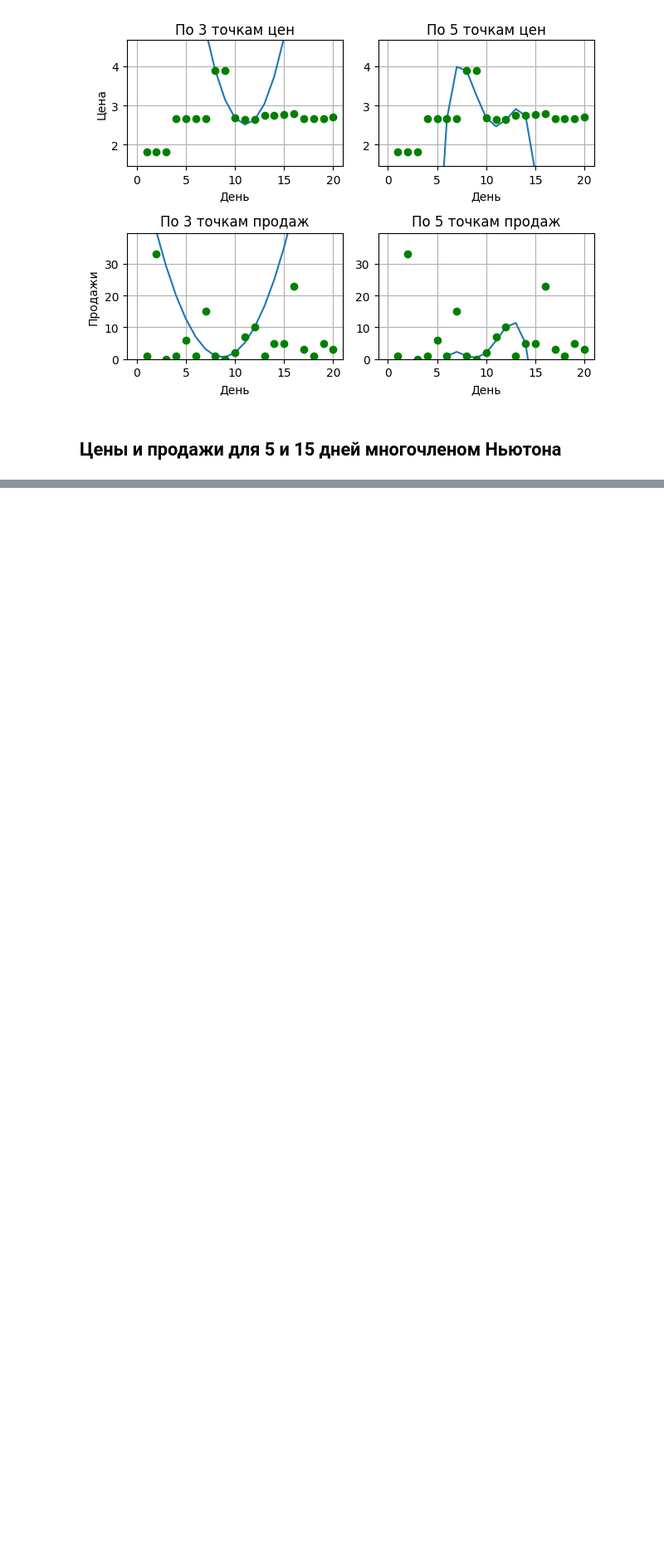
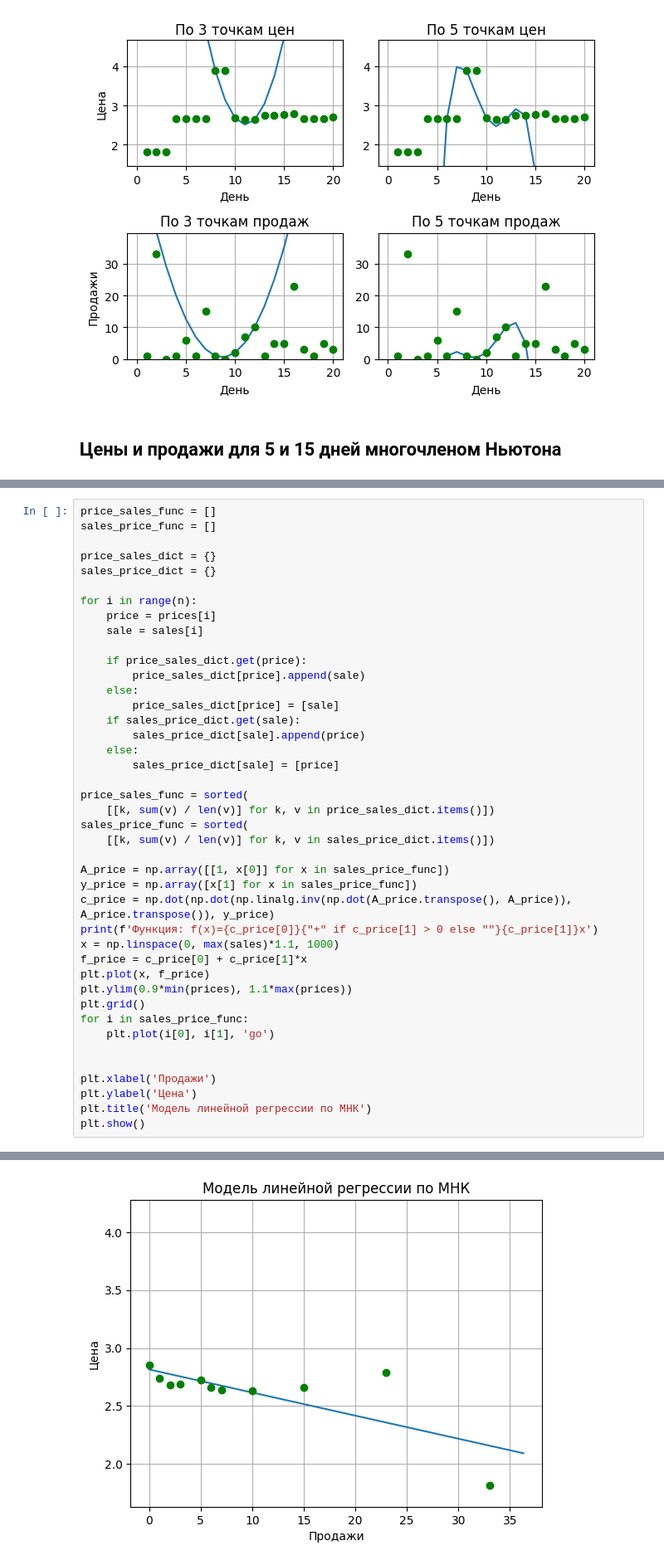
Before and after one commit to BVyaches/MLPerm, a Jupyter notebook: MathAnalysis.ipynb, the cells around one changed output, grey strips where cells are left out. Shown: that part at 83% size. Cells and saved outputs as stored; diff of their text form; blank space fills up the shorter version.

```diff
--- a/MathAnalysis.ipynb
+++ b/MathAnalysis.ipynb
@@ -601,0 +626,43 @@ compare_error()
+# %%
+price_sales_func = []
+sales_price_func = []
+
+price_sales_dict = {}
+sales_price_dict = {}
+
+for i in range(n):
+    price = prices[i]
+    sale = sales[i]
+
+    if price_sales_dict.get(price):
+        price_sales_dict[price].append(sale)
+    else:
+        price_sales_dict[price] = [sale]
+    if sales_price_dict.get(sale):
+        sales_price_dict[sale].append(price)
+    else:
+        sales_price_dict[sale] = [price]
+
+price_sales_func = sorted(
+    [[k, sum(v) / len(v)] for k, v in price_sales_dict.items()])
+sales_price_func = sorted(
+    [[k, sum(v) / len(v)] for k, v in sales_price_dict.items()])
+
+A_price = np.array([[1, x[0]] for x in sales_price_func])
+y_price = np.array([x[1] for x in sales_price_func])
+c_price = np.dot(np.dot(np.linalg.inv(np.dot(A_price.transpose(), A_price)), A_price.transpose()), y_price)
+print(f'Функция: f(x)={c_price[0]}{"+" if c_price[1] > 0 else ""}{c_price[1]}x')
+x = np.linspace(0, max(sales)*1.1, 1000)
+f_price = c_price[0] + c_price[1]*x
+plt.plot(x, f_price)
+plt.ylim(0.9*min(prices), 1.1*max(prices))
+plt.grid()
+for i in sales_price_func:
+    plt.plot(i[0], i[1], 'go')
+
+
+plt.xlabel('Продажи')
+plt.ylabel('Цена')
+plt.title('Модель линейной регрессии по МНК')
+plt.show()
+# %% [output]
@@ -601,0 +670 @@ compare_error()
+[figure, added]
```
Also changed, not shown: parts of 6 cells of this notebook.
